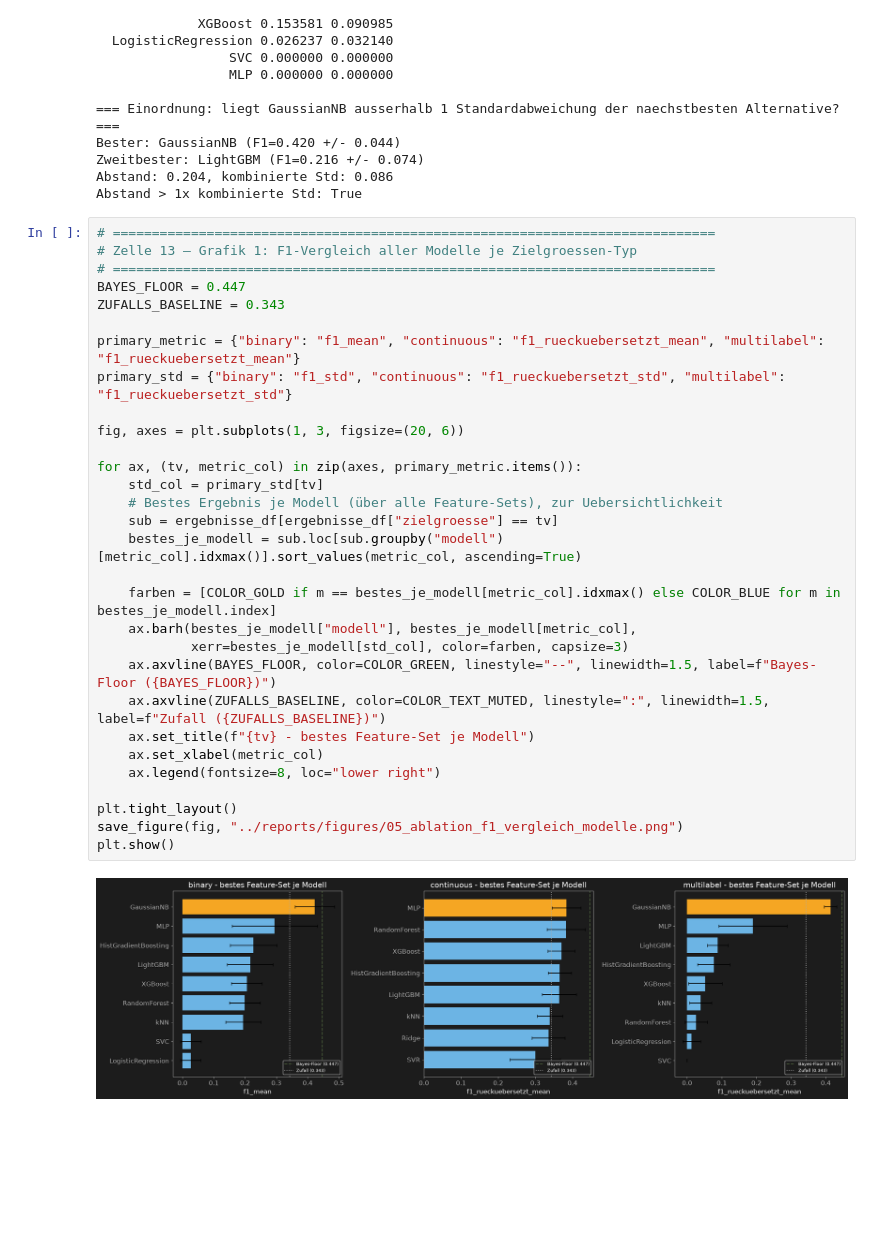
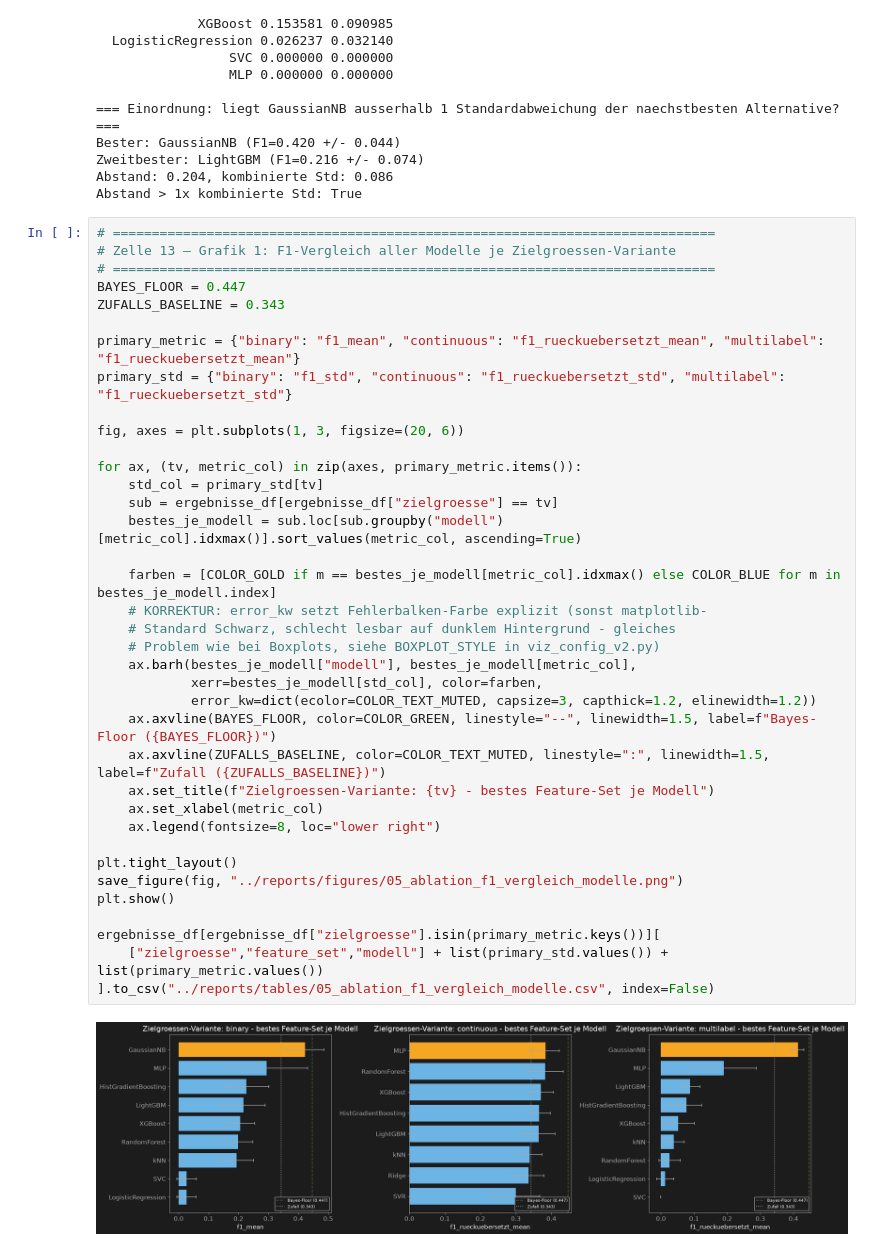
Before and after one commit to AwaTekoete/_MyExtrusionML_Synthetisch, a Jupyter notebook: notebooks/05_modeling_model_a.ipynb, the cells around one changed output. Drawn from its saved outputs; the diff is of its cells as text; blank space fills up the shorter version.

Commit message:
feat: add CSV exports and extended color palette for ablation visualization (Grafiken 1-4)

```diff
--- a/notebooks/05_modeling_model_a.ipynb
+++ b/notebooks/05_modeling_model_a.ipynb
@@ -547,33 +547,40 @@ Abstand: 0.204, kombinierte Std: 0.086
 Abstand > 1x kombinierte Std: True
 # %%
 # =============================================================================
-# Zelle 13 – Grafik 1: F1-Vergleich aller Modelle je Zielgroessen-Typ
+# Zelle 13 – Grafik 1: F1-Vergleich aller Modelle je Zielgroessen-Variante
 # =============================================================================
 BAYES_FLOOR = 0.447
 ZUFALLS_BASELINE = 0.343
 
 primary_metric = {"binary": "f1_mean", "continuous": "f1_rueckuebersetzt_mean", "multilabel": "f1_rueckuebersetzt_mean"}
 primary_std = {"binary": "f1_std", "continuous": "f1_rueckuebersetzt_std", "multilabel": "f1_rueckuebersetzt_std"}
 
 fig, axes = plt.subplots(1, 3, figsize=(20, 6))
 
 for ax, (tv, metric_col) in zip(axes, primary_metric.items()):
     std_col = primary_std[tv]
-    # Bestes Ergebnis je Modell (über alle Feature-Sets), zur Uebersichtlichkeit
     sub = ergebnisse_df[ergebnisse_df["zielgroesse"] == tv]
     bestes_je_modell = sub.loc[sub.groupby("modell")[metric_col].idxmax()].sort_values(metric_col, ascending=True)
 
     farben = [COLOR_GOLD if m == bestes_je_modell[metric_col].idxmax() else COLOR_BLUE for m in bestes_je_modell.index]
+    # KORREKTUR: error_kw setzt Fehlerbalken-Farbe explizit (sonst matplotlib-
+    # Standard Schwarz, schlecht lesbar auf dunklem Hintergrund - gleiches
+    # Problem wie bei Boxplots, siehe BOXPLOT_STYLE in viz_config_v2.py)
     ax.barh(bestes_je_modell["modell"], bestes_je_modell[metric_col],
-            xerr=bestes_je_modell[std_col], color=farben, capsize=3)
+            xerr=bestes_je_modell[std_col], color=farben,
+            error_kw=dict(ecolor=COLOR_TEXT_MUTED, capsize=3, capthick=1.2, elinewidth=1.2))
     ax.axvline(BAYES_FLOOR, color=COLOR_GREEN, linestyle="--", linewidth=1.5, label=f"Bayes-Floor ({BAYES_FLOOR})")
     ax.axvline(ZUFALLS_BASELINE, color=COLOR_TEXT_MUTED, linestyle=":", linewidth=1.5, label=f"Zufall ({ZUFALLS_BASELINE})")
-    ax.set_title(f"{tv} - bestes Feature-Set je Modell")
+    ax.set_title(f"Zielgroessen-Variante: {tv} - bestes Feature-Set je Modell")
     ax.set_xlabel(metric_col)
     ax.legend(fontsize=8, loc="lower right")
 
 plt.tight_layout()
 save_figure(fig, "../reports/figures/05_ablation_f1_vergleich_modelle.png")
 plt.show()
+
+ergebnisse_df[ergebnisse_df["zielgroesse"].isin(primary_metric.keys())][
+    ["zielgroesse","feature_set","modell"] + list(primary_std.values()) + list(primary_metric.values())
+].to_csv("../reports/tables/05_ablation_f1_vergleich_modelle.csv", index=False)
 # %% [output]
-[figure, old version]
+[figure, new version]
```
Also changed, not shown: parts of 4 cells of this notebook, 13 other files.
